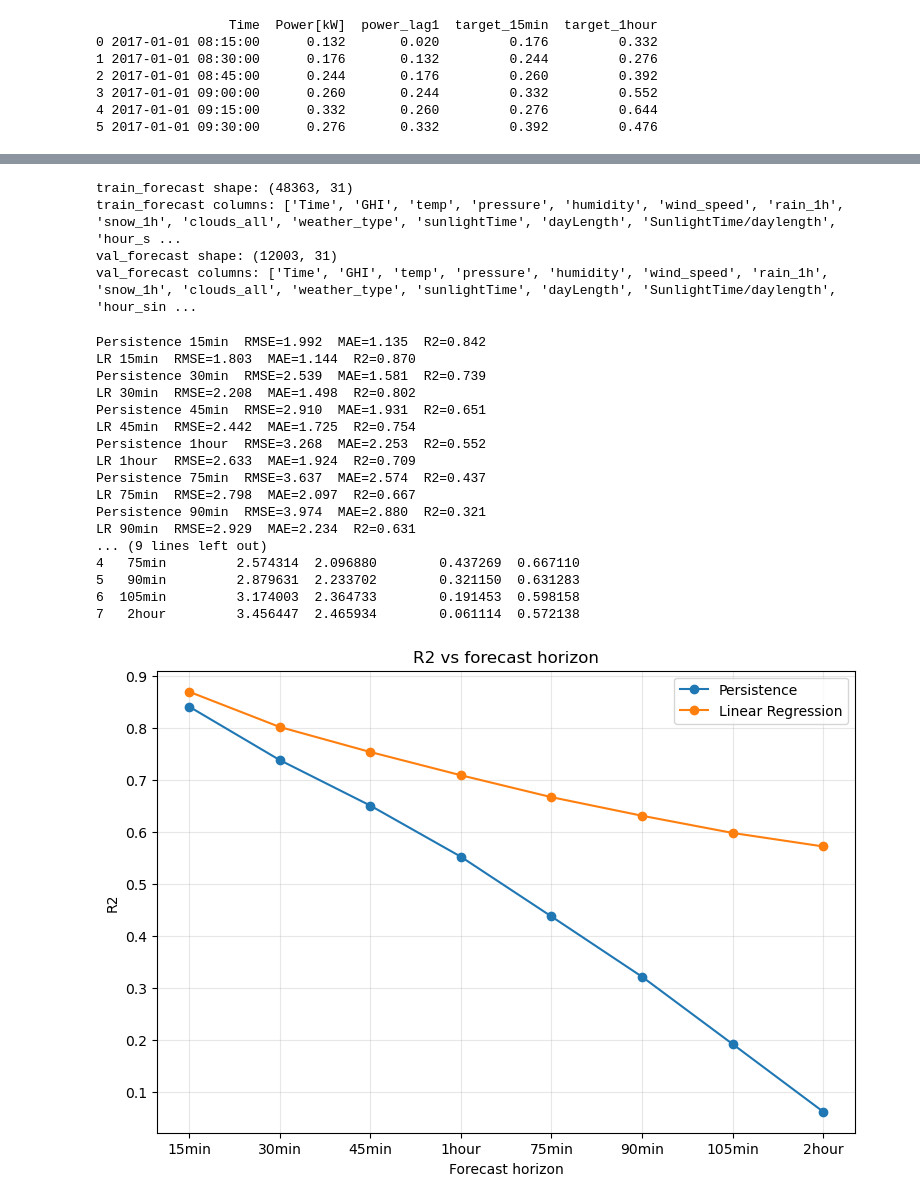
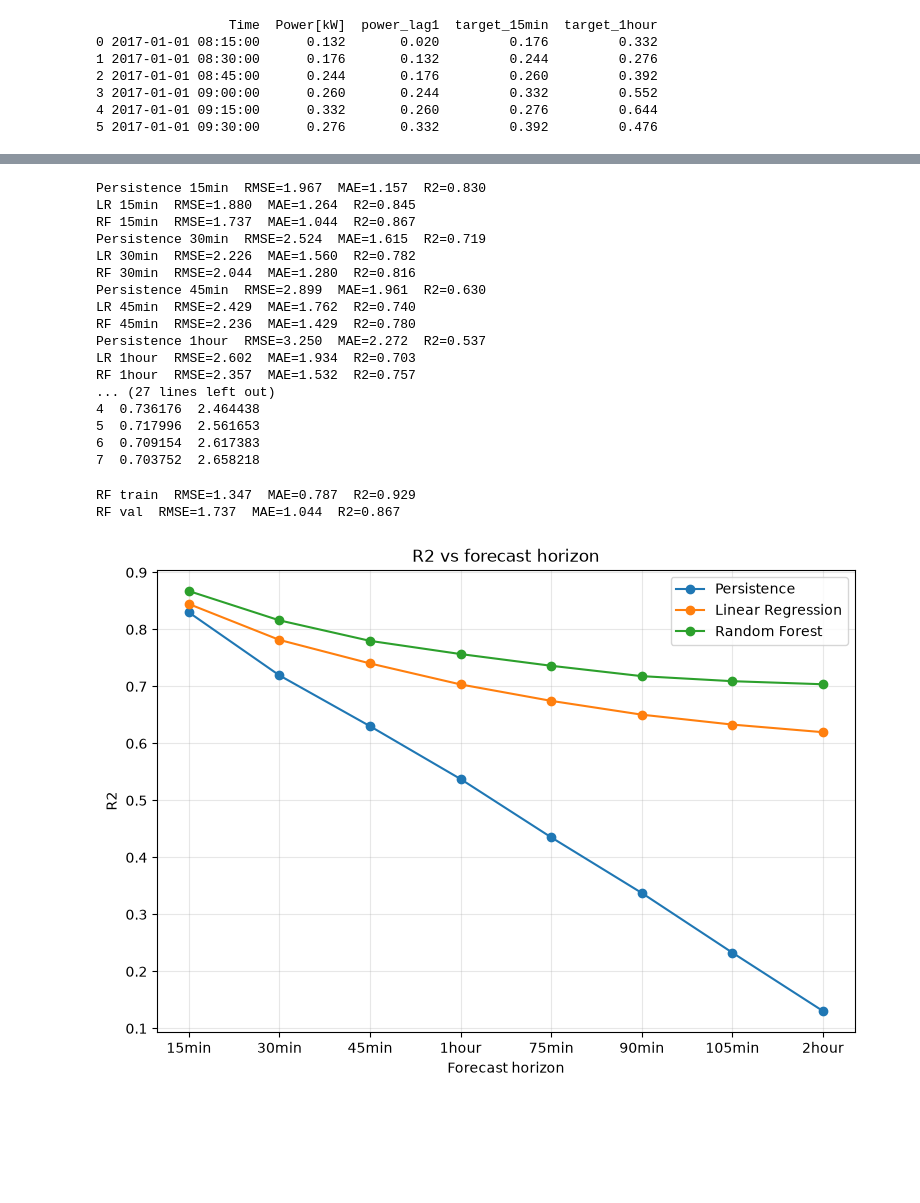
Before and after one commit to PVision-DS/PVision, a Jupyter notebook: Models/comparing_models_forecasting_LR.ipynb, the cells around one changed output, grey strips where cells are left out. Drawn from its saved outputs; the diff is of its cells as text; code cells hidden in the pictures; blank space fills up the shorter version.

```diff
--- a/Models/comparing_models_forecasting_LR.ipynb
+++ b/Models/comparing_models_forecasting_LR.ipynb
@@ -109,22 +105,12 @@ val_df.to_csv('../Data/val_forecast.csv', index=False)
-# %%
-# Print final shape and column list for both saved DataFrames
-print('train_forecast shape:', train_df.shape)
-print('train_forecast columns:', list(train_df.columns))
-print('val_forecast shape:', val_df.shape)
-print('val_forecast columns:', list(val_df.columns))
-# %% [output]
-train_forecast shape: (48363, 31)
-train_forecast columns: ['Time', 'GHI', 'temp', 'pressure', 'humidity', 'wind_speed', 'rain_1h', 'snow_1h', 'clouds_all', 'weather_type', 'sunlightTime', 'dayLength', 'SunlightTime/daylength', 'hour_s ...
-val_forecast shape: (12003, 31)
-val_forecast columns: ['Time', 'GHI', 'temp', 'pressure', 'humidity', 'wind_speed', 'rain_1h', 'snow_1h', 'clouds_all', 'weather_type', 'sunlightTime', 'dayLength', 'SunlightTime/daylength', 'hour_sin ...
 # %%
 from sklearn.linear_model import LinearRegression
+from sklearn.ensemble import RandomForestRegressor
 
 
 features_forecast = ['GHI', 'temp', 'pressure', 'humidity', 'wind_speed',
                       'rain_1h', 'snow_1h', 'clouds_all', 'dayLength',
                       'hour_sin', 'hour_cos', 'month_sin', 'month_cos',
-                      'Power[kW]', 'power_lag1', 'power_lag2', 'power_lag4', 'power_roll4']
+                      'power_lag1', 'power_lag2', 'power_lag4', 'power_roll4']
 
 X_train = train_df[features_forecast]
 X_val = val_df[features_forecast]
@@ -144,41 +130,65 @@ for steps, label in horizon_steps.items():
     lr_rmse, lr_mae, lr_r2 = regression_report(
         y_val_h, lr_h.predict(X_val), label=f'LR {label}')
 
+    # random forest
+    rf_h = RandomForestRegressor(n_estimators=300, min_samples_leaf=10,
+                                  random_state=42, n_jobs=-1).fit(X_train, y_train_h)
+    rf_rmse, rf_mae, rf_r2 = regression_report(
+        y_val_h, rf_h.predict(X_val), label=f'RF {label}')
+
     results.append({'horizon': label,
-                     'persistence_MAE': pers_mae, 'LR_MAE': lr_mae,
-                     'persistence_R2': pers_r2, 'LR_R2': lr_r2})
+                     'persistence_MAE': pers_mae, 'LR_MAE': lr_mae, 'RF_MAE': rf_mae,
+                     'persistence_R2': pers_r2, 'LR_R2': lr_r2, 'RF_R2': rf_r2,
+                     'RF_RMSE': rf_rmse})
 
 results_df = pd.DataFrame(results)
 print(results_df)
 # %% [output]
-Persistence 15min  RMSE=1.992  MAE=1.135  R2=0.842
-LR 15min  RMSE=1.803  MAE=1.144  R2=0.870
-Persistence 30min  RMSE=2.539  MAE=1.581  R2=0.739
-LR 30min  RMSE=2.208  MAE=1.498  R2=0.802
-Persistence 45min  RMSE=2.910  MAE=1.931  R2=0.651
-LR 45min  RMSE=2.442  MAE=1.725  R2=0.754
-Persistence 1hour  RMSE=3.268  MAE=2.253  R2=0.552
-LR 1hour  RMSE=2.633  MAE=1.924  R2=0.709
-Persistence 75min  RMSE=3.637  MAE=2.574  R2=0.437
-LR 75min  RMSE=2.798  MAE=2.097  R2=0.667
-Persistence 90min  RMSE=3.974  MAE=2.880  R2=0.321
-LR 90min  RMSE=2.929  MAE=2.234  R2=0.631
-... (9 lines left out)
-4   75min         2.574314  2.096880        0.437269  0.667110
-5   90min         2.879631  2.233702        0.321150  0.631283
-6  105min         3.174003  2.364733        0.191453  0.598158
-7   2hour         3.456447  2.465934        0.061114  0.572138
+Persistence 15min  RMSE=1.967  MAE=1.157  R2=0.830
+LR 15min  RMSE=1.880  MAE=1.264  R2=0.845
+RF 15min  RMSE=1.737  MAE=1.044  R2=0.867
+Persistence 30min  RMSE=2.524  MAE=1.615  R2=0.719
+LR 30min  RMSE=2.226  MAE=1.560  R2=0.782
+RF 30min  RMSE=2.044  MAE=1.280  R2=0.816
+Persistence 45min  RMSE=2.899  MAE=1.961  R2=0.630
+LR 45min  RMSE=2.429  MAE=1.762  R2=0.740
+RF 45min  RMSE=2.236  MAE=1.429  R2=0.780
+Persistence 1hour  RMSE=3.250  MAE=2.272  R2=0.537
+LR 1hour  RMSE=2.602  MAE=1.934  R2=0.703
+RF 1hour  RMSE=2.357  MAE=1.532  R2=0.757
+... (27 lines left out)
+4  0.736176  2.464438
+5  0.717996  2.561653
+6  0.709154  2.617383
+7  0.703752  2.658218
+# %%
+# Random Forest for the 15-min horizon, alongside the Linear Regression above
+from sklearn.ensemble import RandomForestRegressor
+
+y_train = train_df['target_15min']
+y_val = val_df['target_15min']
+
+rf = RandomForestRegressor(n_estimators=300, min_samples_leaf=10,
+                            random_state=42, n_jobs=-1)
+rf.fit(X_train, y_train)
+
+rf_train_rmse, rf_train_mae, rf_train_r2 = regression_report(y_train, rf.predict(X_train), label='RF train')
+rf_val_rmse, rf_val_mae, rf_val_r2 = regression_report(y_val, rf.predict(X_val), label='RF val')
+# %% [output]
+RF train  RMSE=1.347  MAE=0.787  R2=0.929
+RF val  RMSE=1.737  MAE=1.044  R2=0.867
 # %%
 import matplotlib.pyplot as plt
 
 plt.figure(figsize=(9, 6))
 plt.plot(results_df['horizon'], results_df['persistence_R2'], marker='o', label='Persistence')
 plt.plot(results_df['horizon'], results_df['LR_R2'], marker='o', label='Linear Regression')
+plt.plot(results_df['horizon'], results_df['RF_R2'], marker='o', label='Random Forest')
 plt.xlabel('Forecast horizon')
 plt.ylabel('R2')
 plt.title('R2 vs forecast horizon')
 plt.legend()
 plt.grid(alpha=0.3)
 plt.show()
 # %% [output]
-[figure, old version]
+[figure, new version]
```
Also changed, not shown: parts of 4 cells of this notebook.
